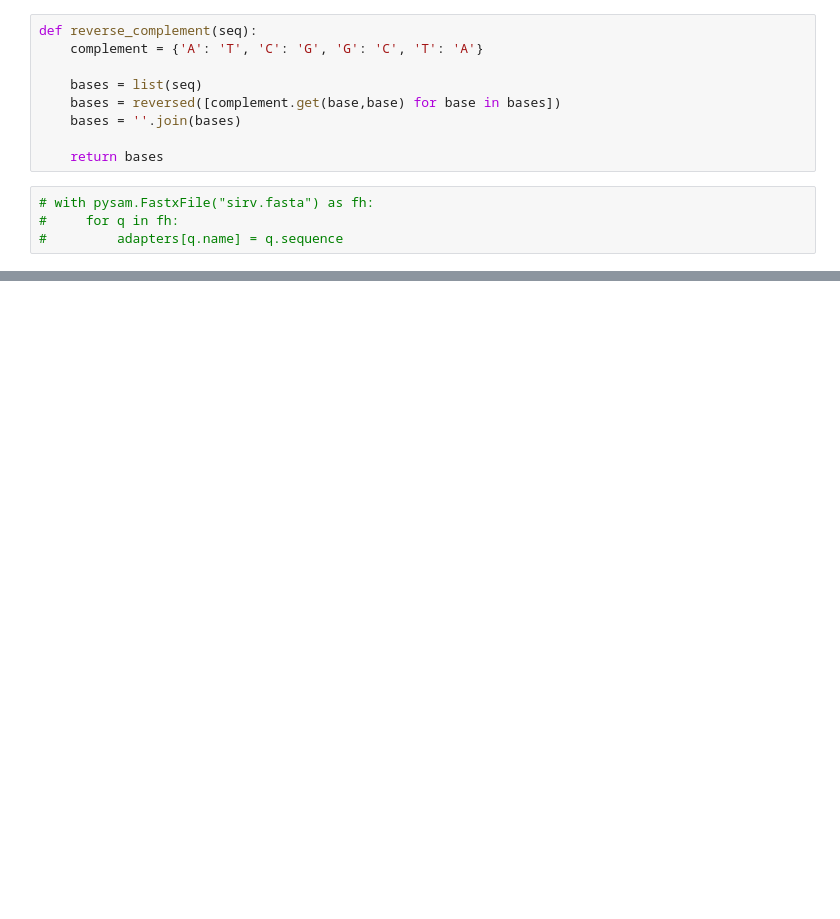
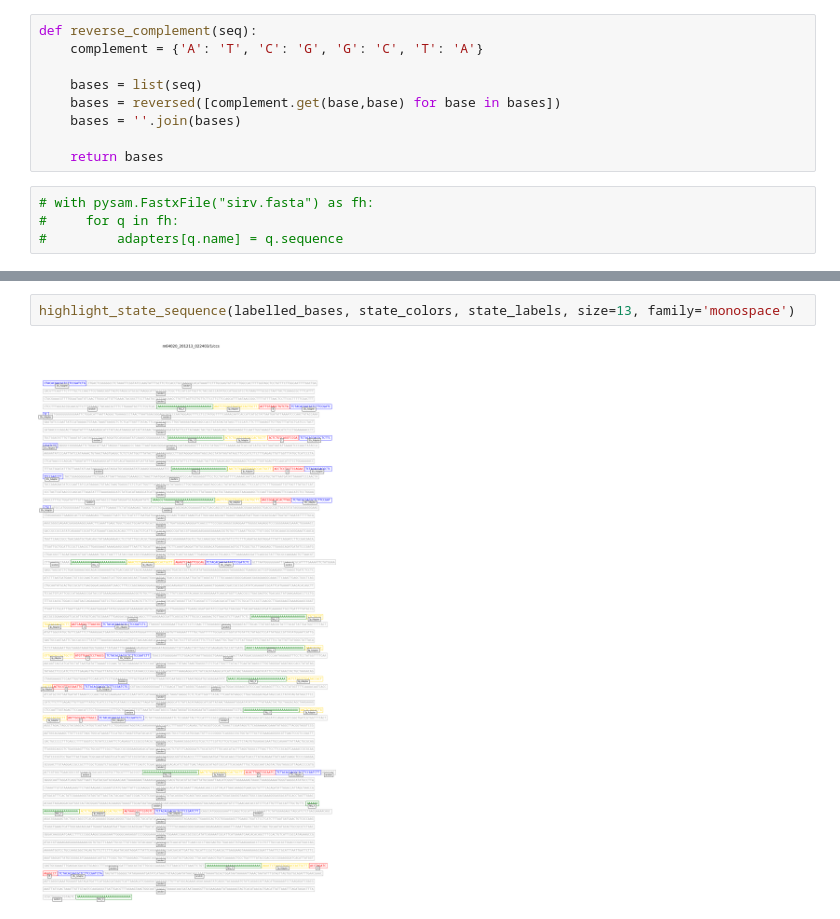
Before and after one commit to kvg/notebooks, a Jupyter notebook: annmas.ipynb, the cells around one changed output, grey strips where cells are left out. Drawn from its saved outputs; the diff is of its cells as text; blank space fills up the shorter version.

```diff
--- a/annmas.ipynb
+++ b/annmas.ipynb
@@ -309,0 +526,4 @@ random:RDB (1024 8536) random:RI (674 8537) random:RI (674 8538) random:RI (674
+# %%
+highlight_state_sequence(labelled_bases, state_colors, state_labels, size=13, family='monospace')
+# %% [output]
+[figure, added]
```
Also changed, not shown: parts of 26 cells of this notebook, 2 other files.
